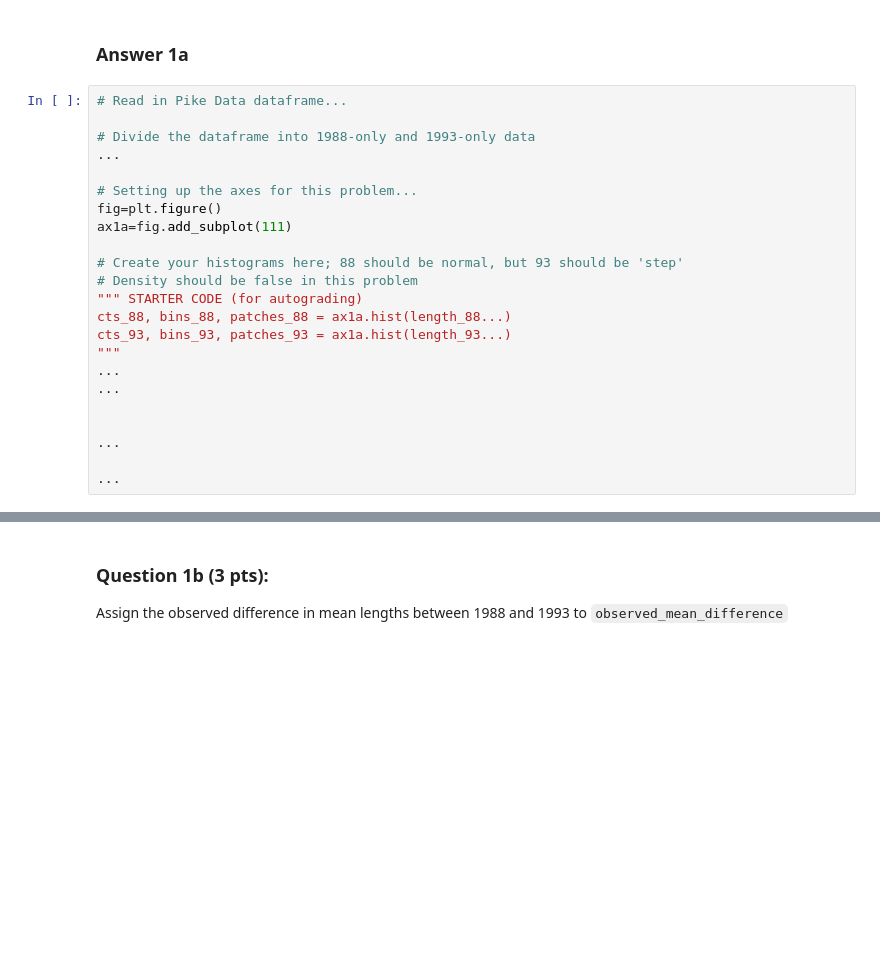
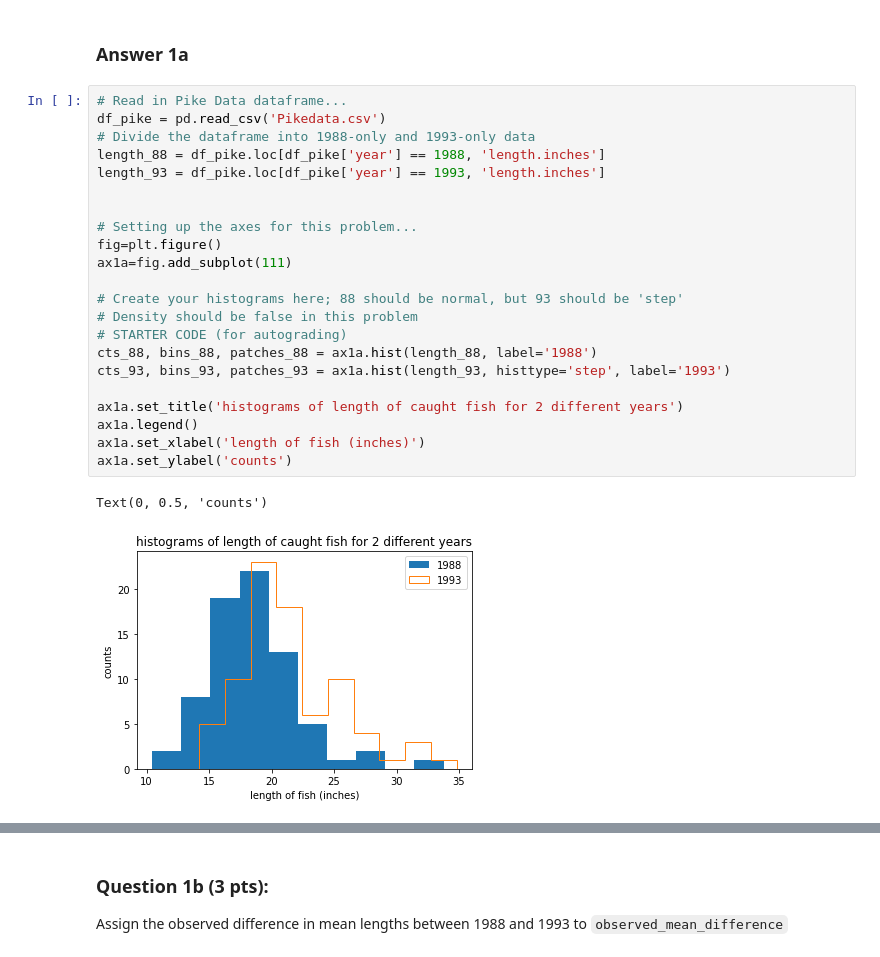
Before and after one commit to newgend2/hw7, a Jupyter notebook: hw07.ipynb, the cells around one changed output, grey strips where cells are left out. Cells and saved outputs as stored; diff of their text form; blank space fills up the shorter version.

```diff
--- a/hw07.ipynb
+++ b/hw07.ipynb
@@ -48,26 +48,28 @@ Make two histograms on the same subplot showing distribution of 1988 and 1993 le
 ### Answer 1a
 # %%
 # Read in Pike Data dataframe...
+df_pike = pd.read_csv('Pikedata.csv')
+# Divide the dataframe into 1988-only and 1993-only data
+length_88 = df_pike.loc[df_pike['year'] == 1988, 'length.inches']
+length_93 = df_pike.loc[df_pike['year'] == 1993, 'length.inches']
 
-# Divide the dataframe into 1988-only and 1993-only data
-...
 
 # Setting up the axes for this problem...
 fig=plt.figure()
 ax1a=fig.add_subplot(111)
 
 # Create your histograms here; 88 should be normal, but 93 should be 'step'
 # Density should be false in this problem
-""" STARTER CODE (for autograding)
-cts_88, bins_88, patches_88 = ax1a.hist(length_88...)
-cts_93, bins_93, patches_93 = ax1a.hist(length_93...)
-"""
-...
-...
+# STARTER CODE (for autograding)
+cts_88, bins_88, patches_88 = ax1a.hist(length_88, label='1988')
+cts_93, bins_93, patches_93 = ax1a.hist(length_93, histtype='step', label='1993')
 
-
-...
-
-...
+ax1a.set_title('histograms of length of caught fish for 2 different years')
+ax1a.legend()
+ax1a.set_xlabel('length of fish (inches)')
+ax1a.set_ylabel('counts')
+# %% [output]
+Text(0, 0.5, 'counts')
+[figure, added]
 # %%
 grader.check("q1a")
```
Also changed, not shown: parts of 11 cells of this notebook.
